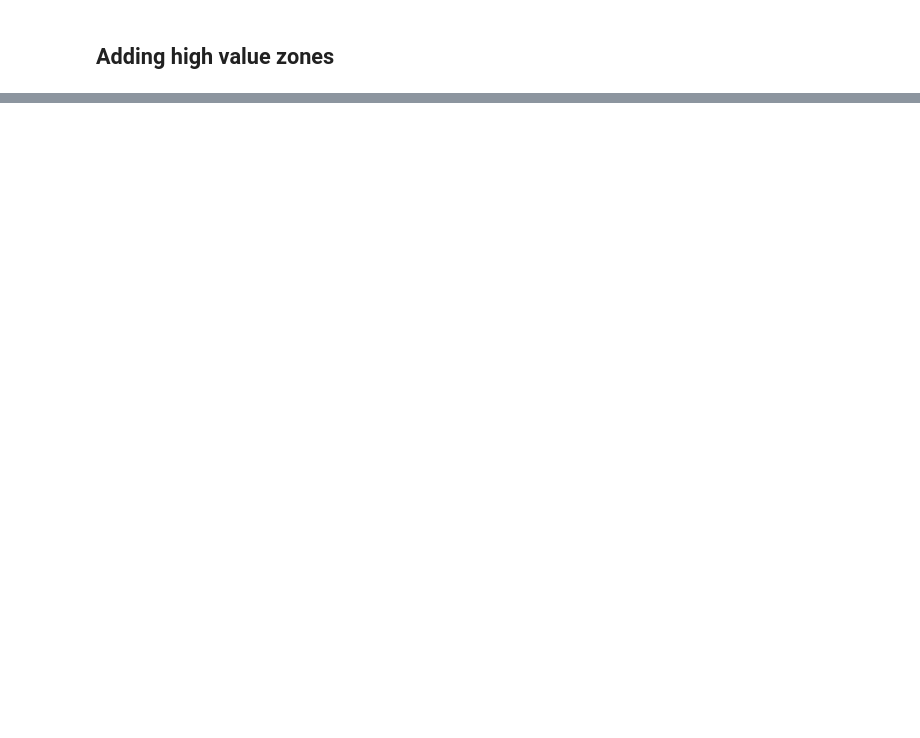
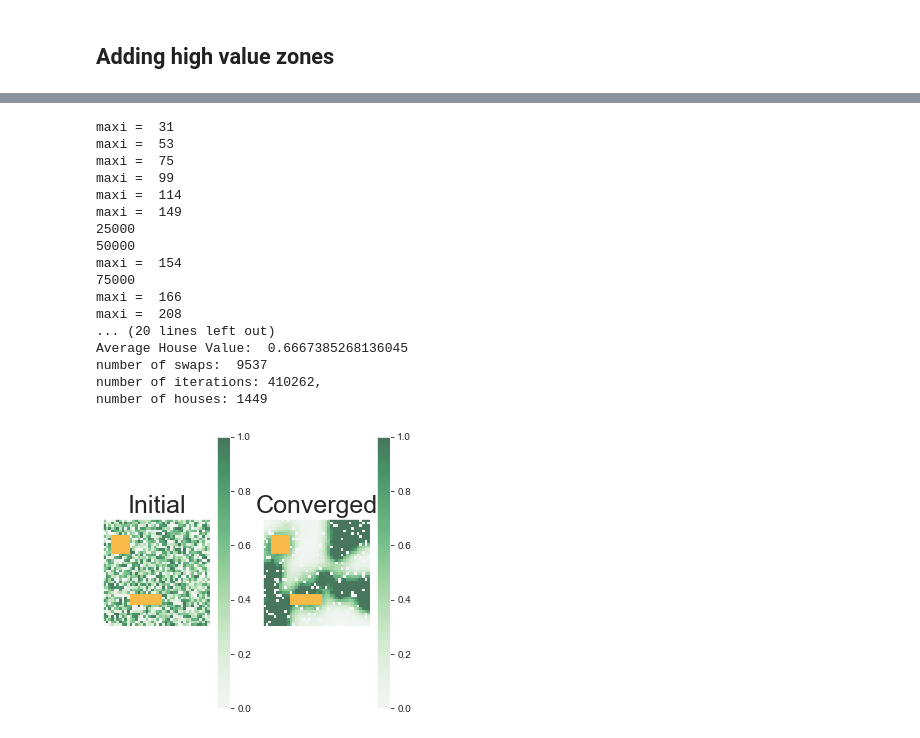
Before and after one commit to Joseph38512/industrial-maths-project-2, a Jupyter notebook: Housing_1-2.ipynb, the cells around one changed output, grey strips where cells are left out. Saved outputs shown, nothing was run; the diff lists cells and outputs as text; code cells hidden in the pictures; blank space fills up the shorter version.

```diff
--- a/Housing_1-2.ipynb
+++ b/Housing_1-2.ipynb
@@ -554,7 +621,7 @@ class grid_houses_amen(Cell2D):
         '''
         # mask some 'bad' data, in your case you would have: data == 0
         values = np.ma.masked_where(self.values == 1, self.values)
-        return draw_array(values[2:-2,2:-2], cmap = cmap_show_empty, vmin = eps)
+        return draw_array(values[2:-2,2:-2], cmap = cmap_show_am, vmin = eps)
 
     def update_values(self, grid_agents, lam):
         '''
@@ -600,7 +667,7 @@ class grid_agents_gamma_amen(Cell2D):
         affluences = np.ma.masked_where(self.affluences == 0, self.affluences)
         return draw_array(affluences, cmap = cmap_show_empty)
 
-    def swap_people(self, grid_houses):
+    def swap_people(self, grid_houses,i):
         '''
         Picks two random grid elements, if they aren't zero and the delta function is greater than 0, swaps them
         :param grid_houses: we need this as an input, since we need to get house values for the two agents, for the delta function.
@@ -617,6 +684,8 @@ class grid_agents_gamma_amen(Cell2D):
                 t2 = (grid_houses.values[i1][j1]- self.affluences[i2][j2])**2 + (grid_houses.values[i2][j2]- self.affluences[i1][j1])**2
                 if t1 > t2:
                     self.affluences[i2,j2], self.affluences[i1,j1] = self.affluences[i1,j1],self.affluences[i2,j2]
+                    return i+1
+        return i
 
     def swap_exists(self, grid_houses):
         '''
@@ -695,3 +819,24 @@ NameError: name 'cbar' is not defined
+# %%
+get_plots(0.4, 40, 0.1, 0.1,'high_val',0)
+# %% [output]
+maxi =  31
+maxi =  53
+maxi =  75
+maxi =  99
+maxi =  114
+maxi =  149
+25000
+50000
+maxi =  154
+75000
+maxi =  166
+maxi =  208
+... (20 lines left out)
+Average House Value:  0.6667385268136045
+number of swaps:  9537
+number of iterations: 410262,
+number of houses: 1449
+[figure, added]
 # %%
 gridsize = 40
 p_empty = 0.2
```
Also changed, not shown: parts of 16 cells of this notebook.
